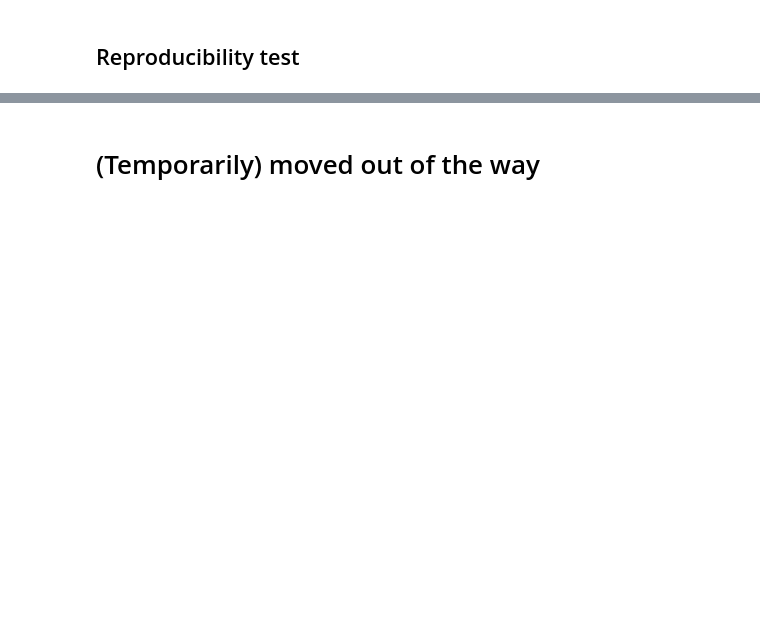
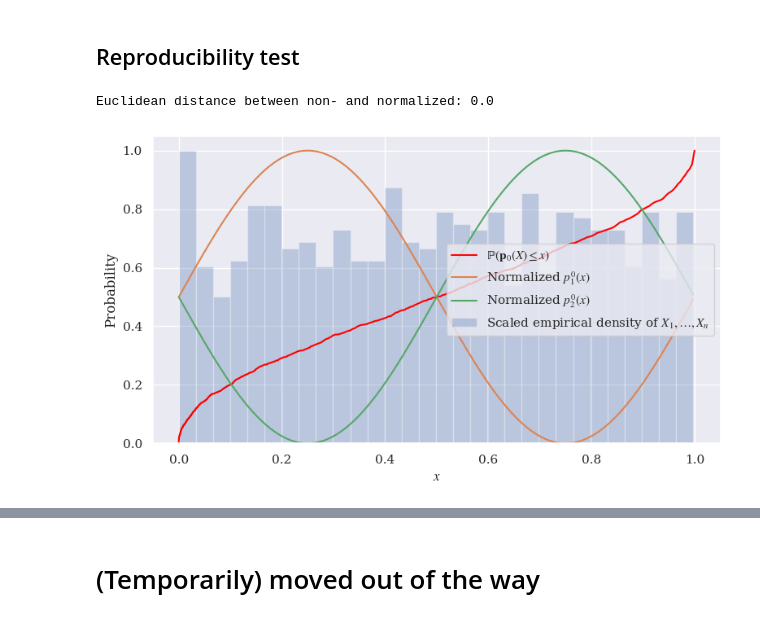
Before and after one commit to bramotten/Testing-NN-Classification-Theory, a Jupyter notebook: Everything.ipynb, the cells around one changed output, grey strips where cells are left out. Saved outputs shown, nothing was run; the diff lists cells and outputs as text; code cells hidden in the pictures; blank space fills up the shorter version.

```diff
--- a/Everything.ipynb
+++ b/Everything.ipynb
@@ -39,7 +40,9 @@ class SimulateData(object):
     def __init__(self, situation, n, one_hot=True, seed=None, equi_distant=False):
         self.situation = situation
         self.n = n
-        if seed is not None: np.random.seed(seed)  # note: assuming samplig with np
+        if seed is not None:
+            np.random.seed(seed)  # note: assuming samplig with np
+        self.seed = seed
 
         self.X, self.funcs = self.situational_stuff(equi_distant)
         self.d = 1 if self.X[0].ndim == 0 else self.X[0].shape
@@ -67,10 +70,9 @@ class SimulateData(object):
                 X.append(z)
         return np.array(X)
 
-    def situational_stuff(self, equi_distant):
+    def situational_stuff(self, equi_distant=False):
         # Default:
         X = np.random.uniform(size=self.n) if not equi_distant else np.linspace(0, 1, self.n)
-        # TODO?: rm the equidistant thing? It makes _some_ sense.
 
         if self.situation == "Simple 1D":
             def f1(X): return (1 + X) / 3
@@ -145,7 +147,7 @@ class SimulateData(object):
         Y_cat = np.array([np.random.choice(self.K, 1, p=p) for p in self.Y_prob])
         return np.eye(self.K)[Y_cat.reshape(-1,)]
 
-    def visualize(self):
+    def visualize(self, save_to_pdf=False):
         # TODO: a savefig option
         print("Euclidean distance between non- and normalized:", np.linalg.norm(self.f_X - self.Y_prob))
 
@@ -170,7 +172,7 @@ class SimulateData(object):
             for i in range(self.Y_prob.shape[1]):
                 plt.plot(self.X[order], self.Y_prob[order, i], label=f'Normalized $p^0_{i+1}(x)$')
 
-            plt.legend(); plt.show()
+            plt.legend()
         elif self.X.ndim == 2:
             plt.plot(t_space, p_X_smaller, color='red', label='$\mathrm{\mathbb{P}}(\mathbf{p}_0(\mathbf{X}) \leq x)$')
             x, _, p = plt.hist(self.X, bins=30, density=True, alpha=.3,
@@ -192,6 +194,11 @@ class SimulateData(object):
             ax.set_xlabel('$x_1$')
             ax.set_ylabel('$x_2$')
             ax.legend()
+
+        if save_to_pdf:
+            plt.tight_layout()
+            plt.savefig(f'Pictures/sim{self.seed}.pdf', format='pdf')
+        else:
             plt.show()
 
 # sit = "Taylor sin(2*pi*x)+1+.05"
@@ -477,9 +630,12 @@ Some visualization only stuff
 # %%
 sit = "sin(2*pi*x)+1+"
 seed = 1
 n = 1024
 tr = SimulateData(sit, n, seed=seed)
-tr.visualize()
+tr.visualize(save_to_pdf=True)
+# %% [output]
+Euclidean distance between non- and normalized: 0.0
+[figure, added]
 # %%
 va = SimulateData(sit, n * 10)
 km = KerasModelStuff(tr, va)
```
Also changed, not shown: parts of 12 cells of this notebook, 33 other files.
